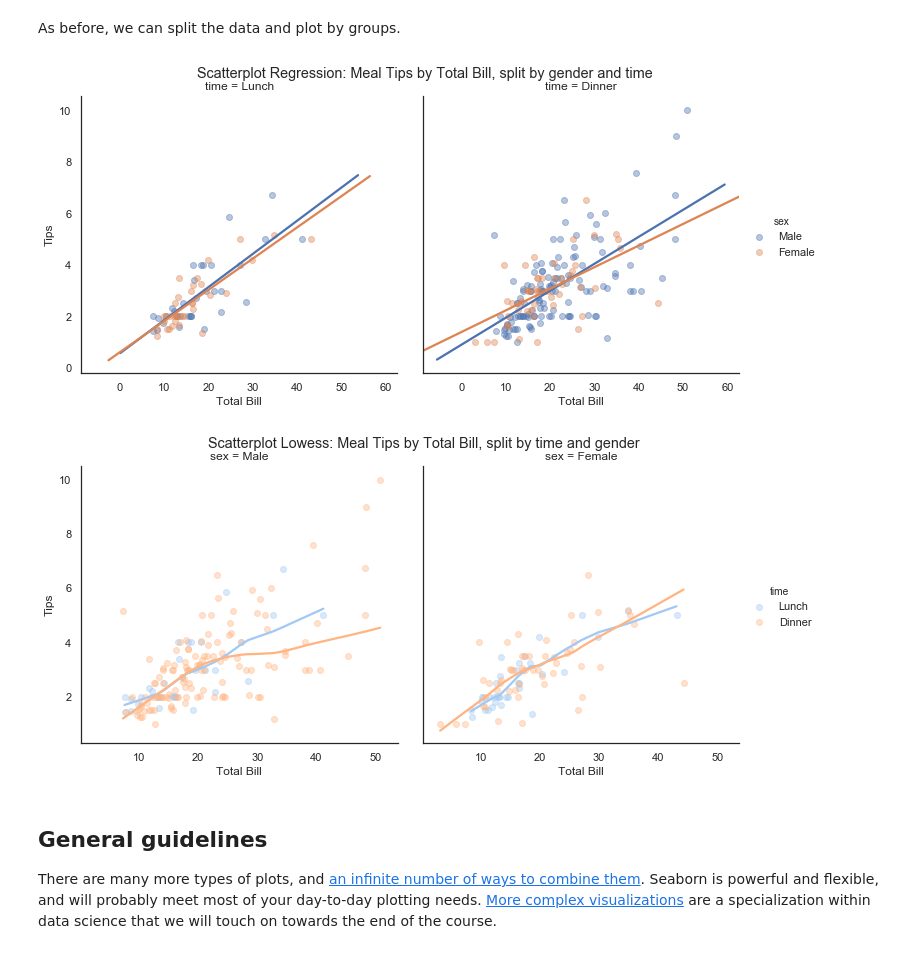
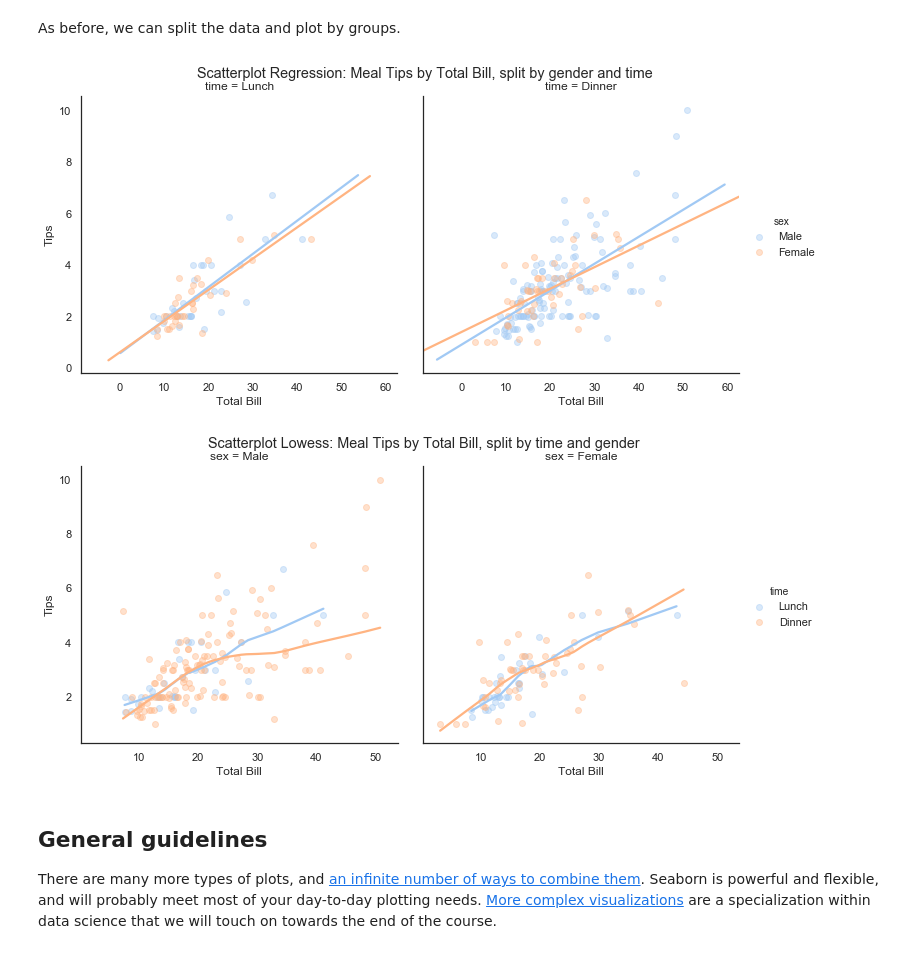
Before and after one commit to ryan-t-mitchell/thinkful_bootcamp, a Jupyter notebook: unit1_data_science_for_investigations/1.3.2+Pretty+plots+Formatting+subplots+and+seaborn.ipynb, the cells around one changed output. Saved outputs shown, nothing was run; the diff lists cells and outputs as text; code cells hidden in the pictures.

```diff
--- a/unit1_data_science_for_investigations/1.3.2+Pretty+plots+Formatting+subplots+and+seaborn.ipynb
+++ b/unit1_data_science_for_investigations/1.3.2+Pretty+plots+Formatting+subplots+and+seaborn.ipynb
@@ -187,34 +187,35 @@ sns.set(style="white")
 g = sns.lmplot(y='tip',
                x='total_bill',
                hue='sex',
                data=tips, # Data.
                col='time',
                fit_reg=True,
                ci=False,
+               palette = 'pastel',
                scatter_kws={'alpha':0.4})
 g.set_ylabels("Tips")
 g.set_xlabels("Total Bill")
 plt.suptitle('Scatterplot Regression: Meal Tips by Total Bill, split by gender and time')
 plt.subplots_adjust(top=0.9)
 plt.show()
 
 g = sns.lmplot(y='tip',
                x='total_bill',
                hue='time',
                data=tips, # Data.
                col='sex',
                fit_reg=True,
                ci=False,
                scatter_kws={'alpha':0.4},
                palette='pastel',
                lowess=True) # Using local weighing to fit a line.
 g.set_ylabels("Tips")
 g.set_xlabels("Total Bill")
 plt.suptitle('Scatterplot Lowess: Meal Tips by Total Bill, split by time and gender')
 plt.subplots_adjust(top=0.9)
 plt.show()
 # %% [output]
-[figure, old version]
+[figure, new version]
 [figure]
 # %% [markdown]
 ## General guidelines
```
Also changed, not shown: parts of 1 cell of this notebook, 1 other file.
